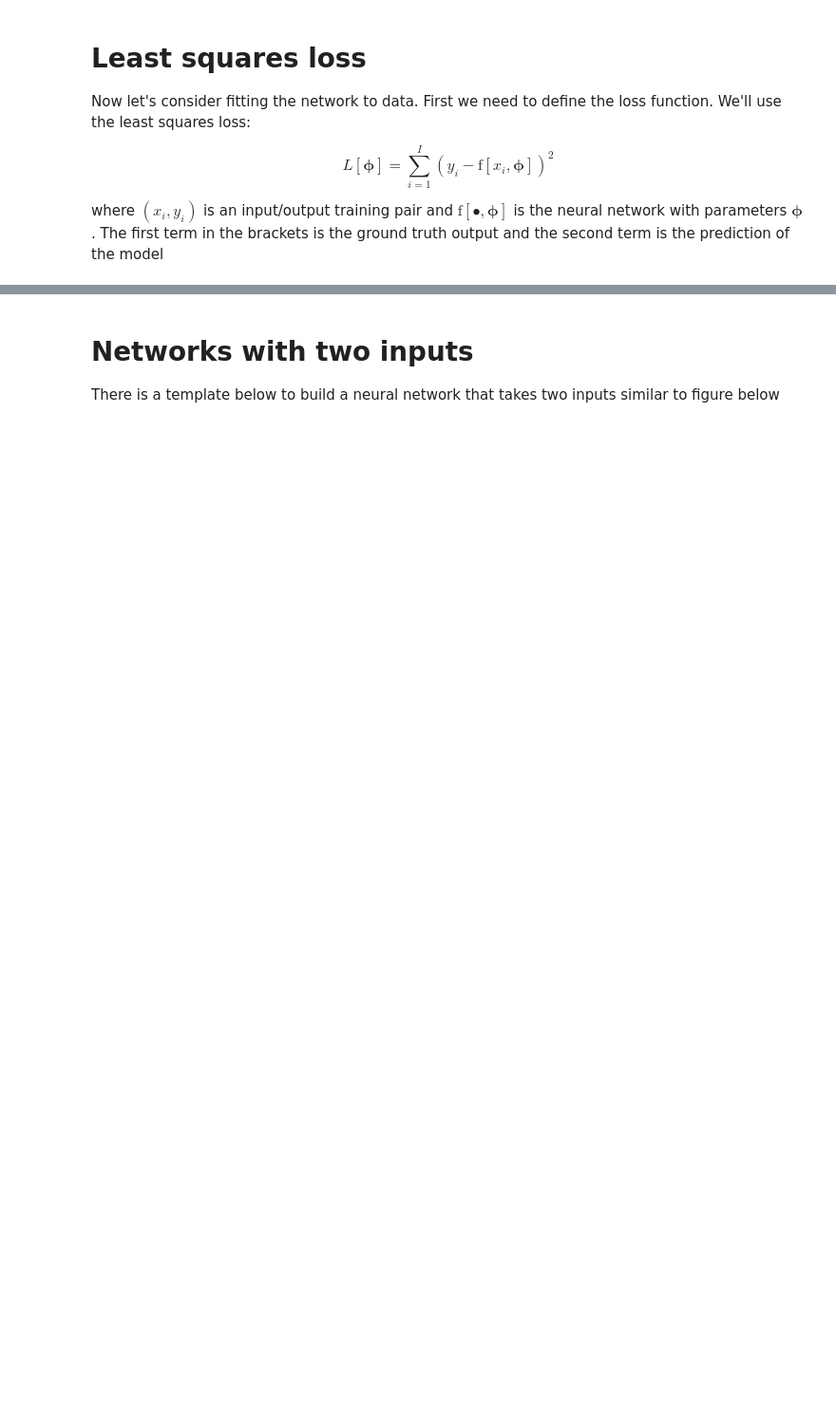
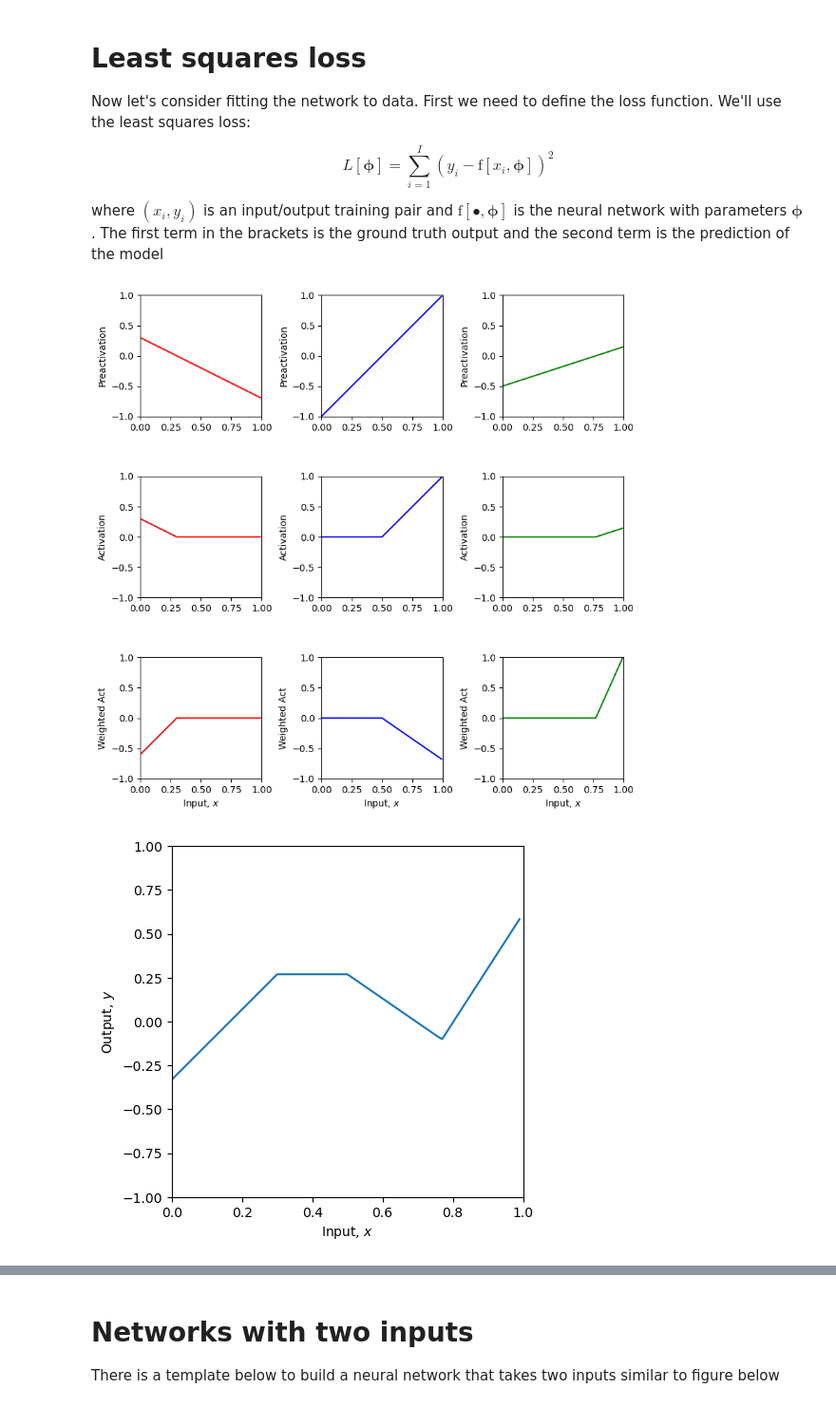
Before and after one commit to LFrancis23/ECE490, a Jupyter notebook: HW5/microtorch.ipynb, the cells around one changed output, grey strips where cells are left out. Shown: that part at 95% size. Cells and saved outputs as stored; diff of their text form; code cells hidden in the pictures; blank space fills up the shorter version.

```diff
--- a/HW5/microtorch.ipynb
+++ b/HW5/microtorch.ipynb
@@ -26,6 +26,7 @@ import matplotlib.pyplot as plt
 Let's first construct the shallow neural network with one input, three hidden units, and one output described in section 3.1 of the book.
 # %%
 # Define the Rectified Linear Unit (ReLU) function
+# 5 marks
 def ReLU(preactivation):
   # TODO write code to implement the ReLU and compute the activation at the
   # hidden unit from the preactivation
@@ -34,9 +35,8 @@ def ReLU(preactivation):
   # https://numpy.org/doc/stable/reference/generated/numpy.ndarray.clip.html
   # Another way to do this is with the "np.maximum" function
   # https://numpy.org/doc/stable/reference/generated/numpy.maximum.html
-  # YOUR CODE HERE
-  raise NotImplementedError()
-  return activation
+    activation = preactivation.clip(0)
+    return activation
 # %%
 # Make an array of inputs
 z = np.arange(-5,5,0.1)
@@ -62,6 +65,7 @@ $$\text{w_act} = \Phi \odot \text{act}$$
 $$ \text{y} = \phi_0 + \Phi^\top \text{act}$$
 # %%
 # Define a shallow neural network with, one input, one output, and three hidden units
+# (10 marks)
 def shallow_1_1_3(x, activation_fn, phi_0, phi_vec, theta_1, theta_0):
   """
   Inputs:
@@ -90,8 +94,7 @@ def shallow_1_1_3(x, activation_fn, phi_0, phi_vec, theta_1, theta_0):
   # pre = ??
   # pre must of shape (n, 3) if x is of shape n.
   # Hint: introduce an additional dimension to x to use broadcasting
-  # YOUR CODE HERE
-  raise NotImplementedError()
+  pre = x[:,None] * theta_1 + theta_0
   # Pass these through the ReLU function to compute the activations as in
   # figure 3.3 d-f
   act = activation_fn(pre)
@@ -99,11 +102,10 @@ def shallow_1_1_3(x, activation_fn, phi_0, phi_vec, theta_1, theta_0):
   # To create the y-axis equivalent of figure g-i
   # w_act = ??
   # YOUR CODE HERE
-  raise NotImplementedError()
+  w_act = phi_vec * act
   # TODO Replace the code below to combing the weighted activations and add
   # phi_0 to create the output as in figure j
-  # YOUR CODE HERE
-  raise NotImplementedError()
+  y = phi_0 + w_act.sum(axis=-1)
   # Return everything we have calculated
   return y, pre, act, w_act
 # %%
@@ -280,19 +304,20 @@ L[\boldsymbol\phi] = \sum_{i=1}^{I}(y_{i}-\mbox{f}[x_{i},\boldsymbol\phi])^2
 where $(x_i,y_i)$ is an input/output training pair and $\mbox{f}[\bullet,\boldsymbol\phi]$ is the neural network with parameters $\boldsymbol\phi$.  The first term in the brackets is the ground truth output and the second term is the prediction of the model
 # %%
 # Least squares function
+# (5 marks)
 def least_squares_loss(y_train, y_predict):
   # TODO Replace the line below to use compute the sum of squared
   # differences between the real and predicted values of y
   # you will need to use the function np.sum
-  # YOUR CODE HERE
-  raise NotImplementedError()
+
+  loss = np.sum((y_train - y_predict)**2,axis=-1)
   return loss
 # %%
 # Now lets define some parameters, run the neural network, and compute the loss
 theta_10 =  0.3 ; theta_11 = -1.0
 theta_20 = -1.0  ; theta_21 = 2.0
 theta_30 = -0.5  ; theta_31 = 0.65
-phi_0 = -0.3; phi_1 = 2.0; phi_2 = -1.0; phi_3 = 7.0
+phi_0 = 0.269; phi_1 = -2; phi_2 = -.69; phi_3 = 6.9
 
 # Define a range of input values
 x = np.arange(0,1,0.01)
@@ -304,30 +329,34 @@ x_train = np.array([0.09291784,0.46809093,0.93089486,0.67612654,0.73441752,0.868
 y_train = np.array([-0.15934537,0.18195445,0.451270150,0.13921448,0.09366691,0.30567674,\
                     0.372291170,0.40716968,-0.08131792,0.41187806,0.36943738,0.3994327,\
                     0.019062570,0.35820410,0.452564960,-0.0183121,0.02957665,-0.24354444, \
                     0.148038840,0.26824970])
 
 theta_1 = np.array([theta_11, theta_21, theta_31])
 theta_0 = np.array([theta_10, theta_20, theta_30])
 phi_vec = np.array([phi_1, phi_2, phi_3])
 
 # Define a range of input values
 x = np.arange(0,1,0.01)
 
 # We run the neural network for each of these input values
 y, pre, act, w_act = \
     shallow_1_1_3(x, ReLU, phi_0,phi_vec, theta_1, theta_0)
 # And then plot it
 plot_neural(x, y, pre, act, w_act, plot_all=True)
 
 # Run the neural network on the training data
 y_predict, *_ = shallow_1_1_3(x_train, ReLU, phi_0,phi_vec, theta_1, theta_0)
 
 # Compute the least squares loss and print it out
 loss = least_squares_loss(y_train,y_predict)
 print("Loss = %3.3f"%(loss))
 
 # TODO.  Manipulate the parameters (by hand!) to make the function
 # fit the data better and try to reduct the loss to as small a number
 # as possible.  The best that I could do was 0.181
 # Tip... start by manipulating phi_0.
 # It's not that easy, so don't spend too much time on this!
+# 0.269 Loss
+# %% [output]
+[figure, added]
+[figure, added]
```
Also changed, not shown: parts of 17 cells of this notebook, 3 other files.
